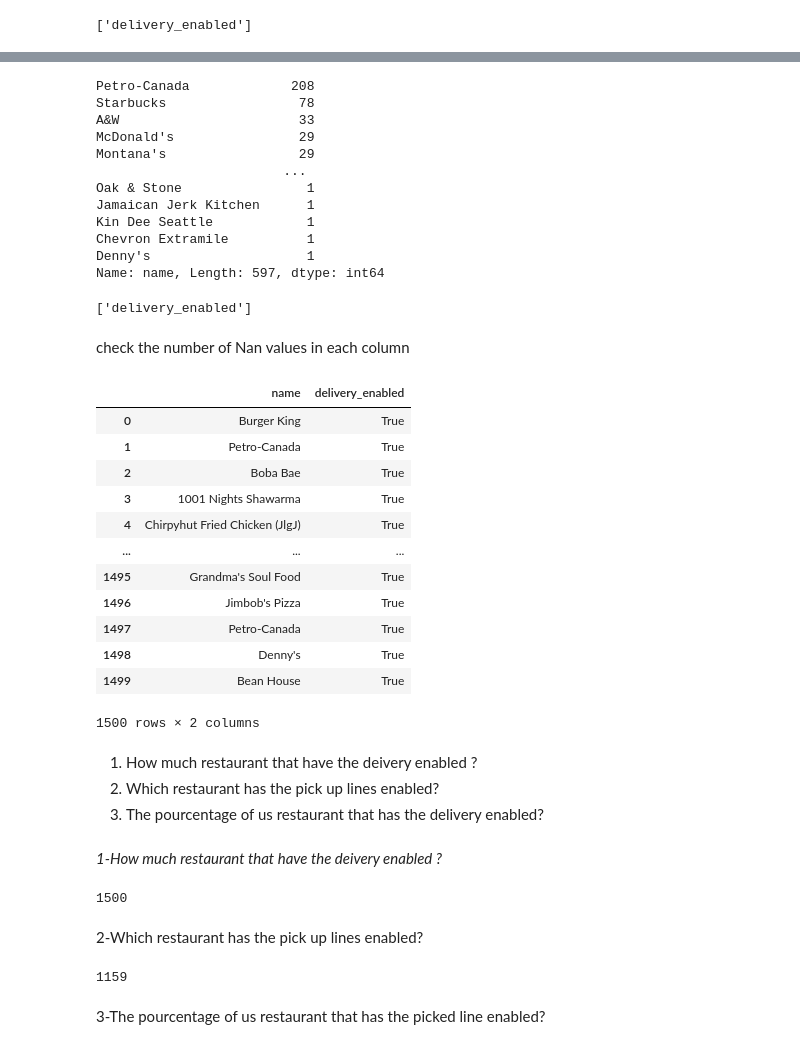
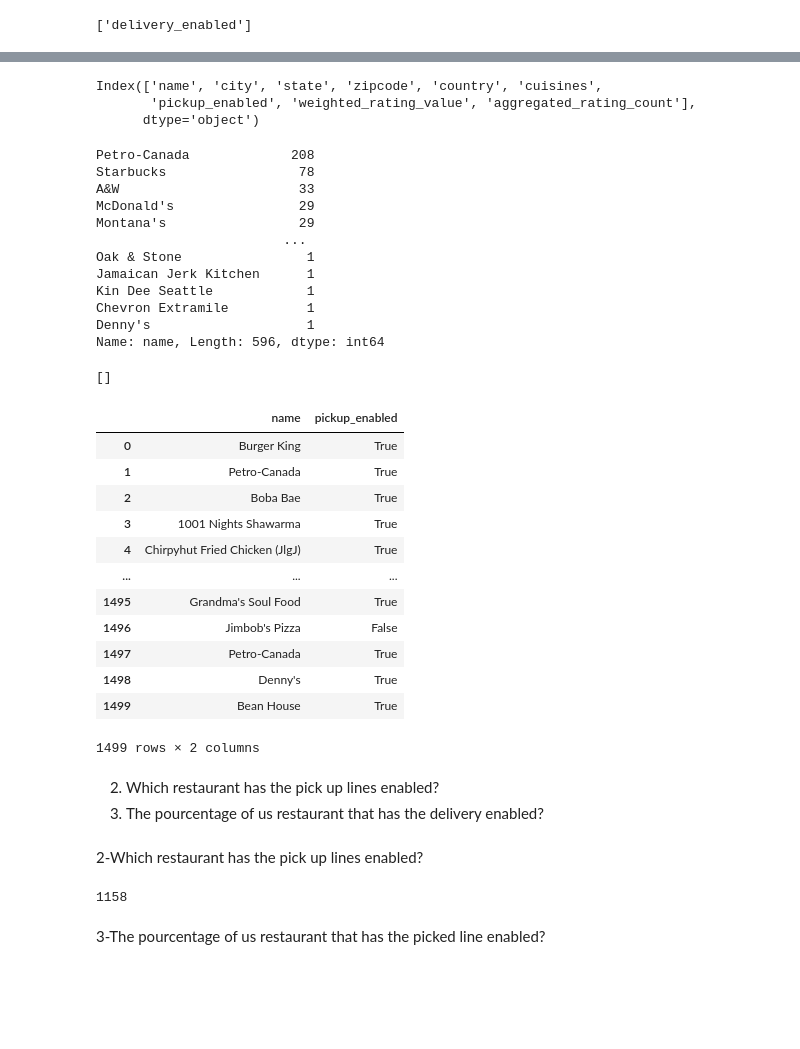
Before and after one commit to sanywright13/data-science, a Jupyter notebook: American_Resturants_analysis.ipynb, the cells around one changed output, grey strips where cells are left out. Saved outputs shown, nothing was run; the diff lists cells and outputs as text; code cells hidden in the pictures; blank space fills up the shorter version.

```diff
--- a/American_Resturants_analysis.ipynb
+++ b/American_Resturants_analysis.ipynb
@@ -130,3 +139,11 @@ check null columns
+# %%
+data=data.drop(['delivery_enabled'],axis=1)
+# %%
+data.columns
+# %% [output]
+Index(['name', 'city', 'state', 'zipcode', 'country', 'cuisines',
+       'pickup_enabled', 'weighted_rating_value', 'aggregated_rating_count'],
+      dtype='object')
 # %%
 data['name'].value_counts()
 # %% [output]
@@ -141,8 +158,8 @@ Jamaican Jerk Kitchen      1
 Kin Dee Seattle            1
 Chevron Extramile          1
 Denny's                    1
-Name: name, Length: 597, dtype: int64
+Name: name, Length: 596, dtype: int64
 # %%
 [col for col in data.columns if data[col].nunique()<=1]
 # %% [output]
-['delivery_enabled']
+[]
@@ -151,9 +166,7 @@ Name: name, Length: 597, dtype: int64
-# %% [markdown]
-check the number of Nan values in each column
 # %%
-data[['name','delivery_enabled']] #the inner brackets are a ist of columns and the outer are the rows selected from the
+data[['name','pickup_enabled']] #the inner brackets are a ist of columns and the outer are the rows selected from the
 # %% [output]
-|  | name | delivery_enabled |
+|  | name | pickup_enabled |
 | 0 | Burger King | True |
 | 1 | Petro-Canada | True |
 | 2 | Boba Bae | True |
@@ -161,11 +174,11 @@ data[['name','delivery_enabled']] #the inner brackets are a ist of columns and t
 | 4 | Chirpyhut Fried Chicken (JlgJ) | True |
 | ... | ... | ... |
 | 1495 | Grandma's Soul Food | True |
-| 1496 | Jimbob's Pizza | True |
+| 1496 | Jimbob's Pizza | False |
 | 1497 | Petro-Canada | True |
 | 1498 | Denny's | True |
 | 1499 | Bean House | True |
-1500 rows × 2 columns
+1499 rows × 2 columns
 # %%
 # i want to know rate of Mcdonalds in us and ca
 # %% [markdown]
@@ -173,21 +186,14 @@ data[['name','delivery_enabled']] #the inner brackets are a ist of columns and t
 
 
 
-1.   How much restaurant that have the deivery enabled ?
 2.   Which restaurant has the pick up lines enabled?
 1. The pourcentage of us restaurant that has the delivery enabled?
-# %% [markdown]
-*1-How much restaurant that have the deivery enabled ?*
-# %%
-len(list(data[data['delivery_enabled']==True].index))
-# %% [output]
-1500
 # %% [markdown]
 2-Which restaurant has the pick up lines enabled?
 # %%
 len(list(data[data['pickup_enabled']==True].index))
 # %% [output]
-1159
+1158
 # %% [markdown]
 3-The pourcentage of us restaurant that has the picked line enabled?
 # %%
```
Also changed, not shown: parts of 84 cells of this notebook.
